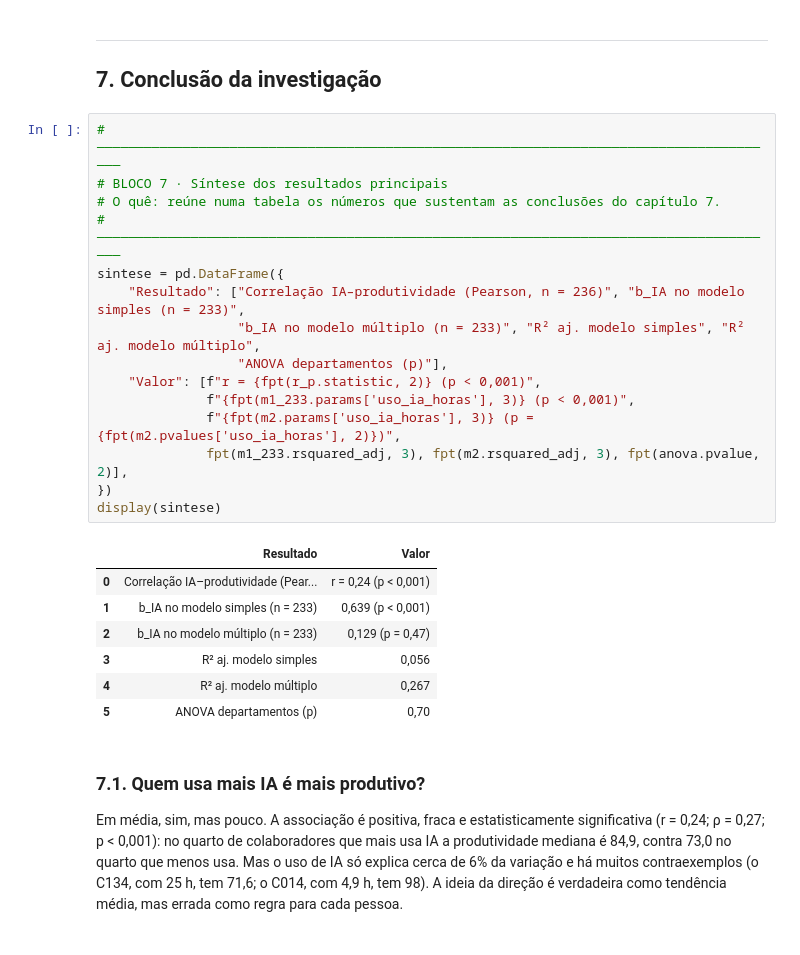
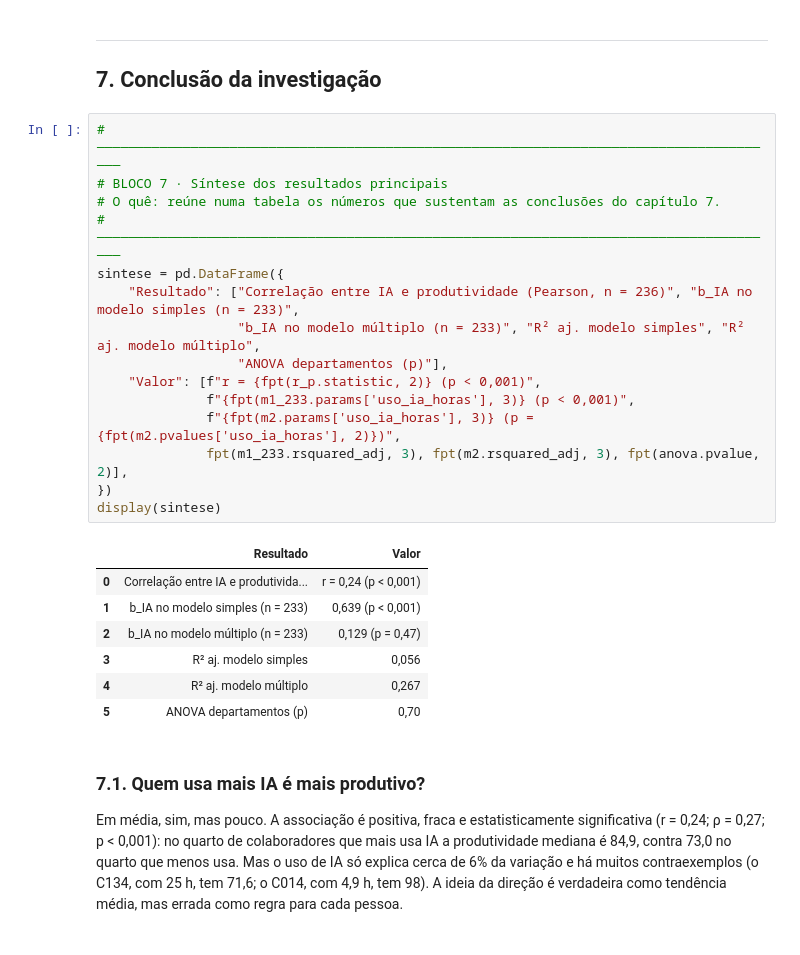
Before and after one commit to gcoutinho-ipca/tp1-mepa-ia-produtividade, a Jupyter notebook: TP1_MEPA_IA_Produtividade.ipynb, the cells around one changed output. Saved outputs shown, nothing was run; the diff lists cells and outputs as text.

```diff
--- a/TP1_MEPA_IA_Produtividade.ipynb
+++ b/TP1_MEPA_IA_Produtividade.ipynb
@@ -1700,21 +1702,21 @@ O modelo 1 continua útil para descrever a relação «em bruto», mas não para
 # %%
 # ────────────────────────────────────────────────────────────────────────────────────────
 # BLOCO 7 · Síntese dos resultados principais
 # O quê: reúne numa tabela os números que sustentam as conclusões do capítulo 7.
 # ────────────────────────────────────────────────────────────────────────────────────────
 sintese = pd.DataFrame({
-    "Resultado": ["Correlação IA–produtividade (Pearson, n = 236)", "b_IA no modelo simples (n = 233)",
+    "Resultado": ["Correlação entre IA e produtividade (Pearson, n = 236)", "b_IA no modelo simples (n = 233)",
                   "b_IA no modelo múltiplo (n = 233)", "R² aj. modelo simples", "R² aj. modelo múltiplo",
                   "ANOVA departamentos (p)"],
     "Valor": [f"r = {fpt(r_p.statistic, 2)} (p < 0,001)",
               f"{fpt(m1_233.params['uso_ia_horas'], 3)} (p < 0,001)",
               f"{fpt(m2.params['uso_ia_horas'], 3)} (p = {fpt(m2.pvalues['uso_ia_horas'], 2)})",
               fpt(m1_233.rsquared_adj, 3), fpt(m2.rsquared_adj, 3), fpt(anova.pvalue, 2)],
 })
 display(sintese)
 # %% [output]
 |  | Resultado | Valor |
-| 0 | Correlação IA–produtividade (Pear... | r = 0,24 (p < 0,001) |
+| 0 | Correlação entre IA e produtivida... | r = 0,24 (p < 0,001) |
 | 1 | b_IA no modelo simples (n = 233) | 0,639 (p < 0,001) |
 | 2 | b_IA no modelo múltiplo (n = 233) | 0,129 (p = 0,47) |
 | 3 | R² aj. modelo simples | 0,056 |
```
Also changed, not shown: parts of 7 cells of this notebook, 2 other files.
